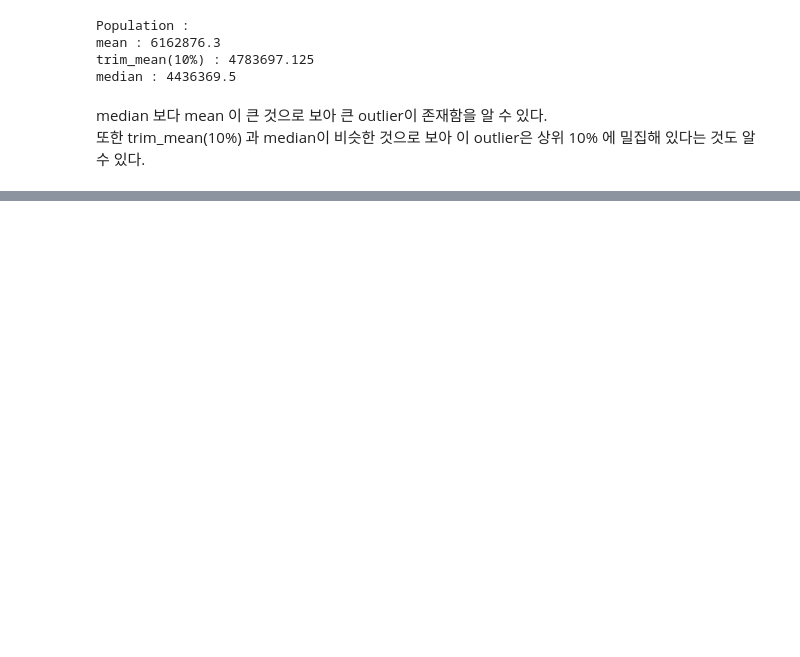
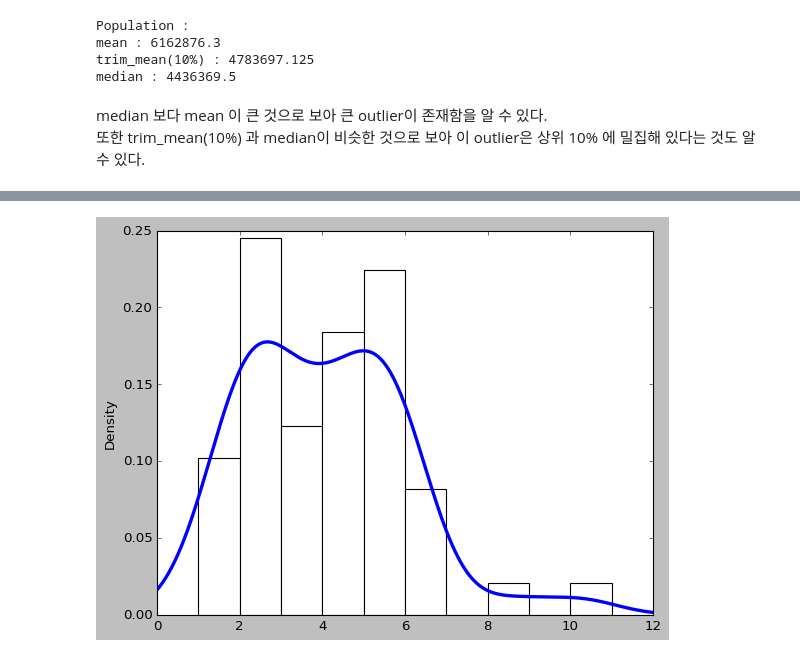
Before and after one commit to Hosung-Ahn/StatisticsForData, a Jupyter notebook: Chapter1-EDA/note.ipynb, the cells around one changed output, grey strips where cells are left out. Drawn from its saved outputs; the diff is of its cells as text; code cells hidden in the pictures; blank space fills up the shorter version.

```diff
--- a/Chapter1-EDA/note.ipynb
+++ b/Chapter1-EDA/note.ipynb
@@ -62,0 +106,9 @@ plt.vlines(np.linspace(*bounds,11), min(state_sorted.Population),
+# %%
+# 밀도 추정을 통해 왜도,첨도에 대해 시각적으로 파악할 수 있다.
+
+plt.hist(state['Murder.Rate'], density=True, bins = range(1,12), color='w')
+state['Murder.Rate'].plot.density(linewidth = 3)
+plt.xlim(0,12)
+plt.show()
+# %% [output]
+[figure, added]
```
Also changed, not shown: parts of 12 cells of this notebook, 3 other files.
